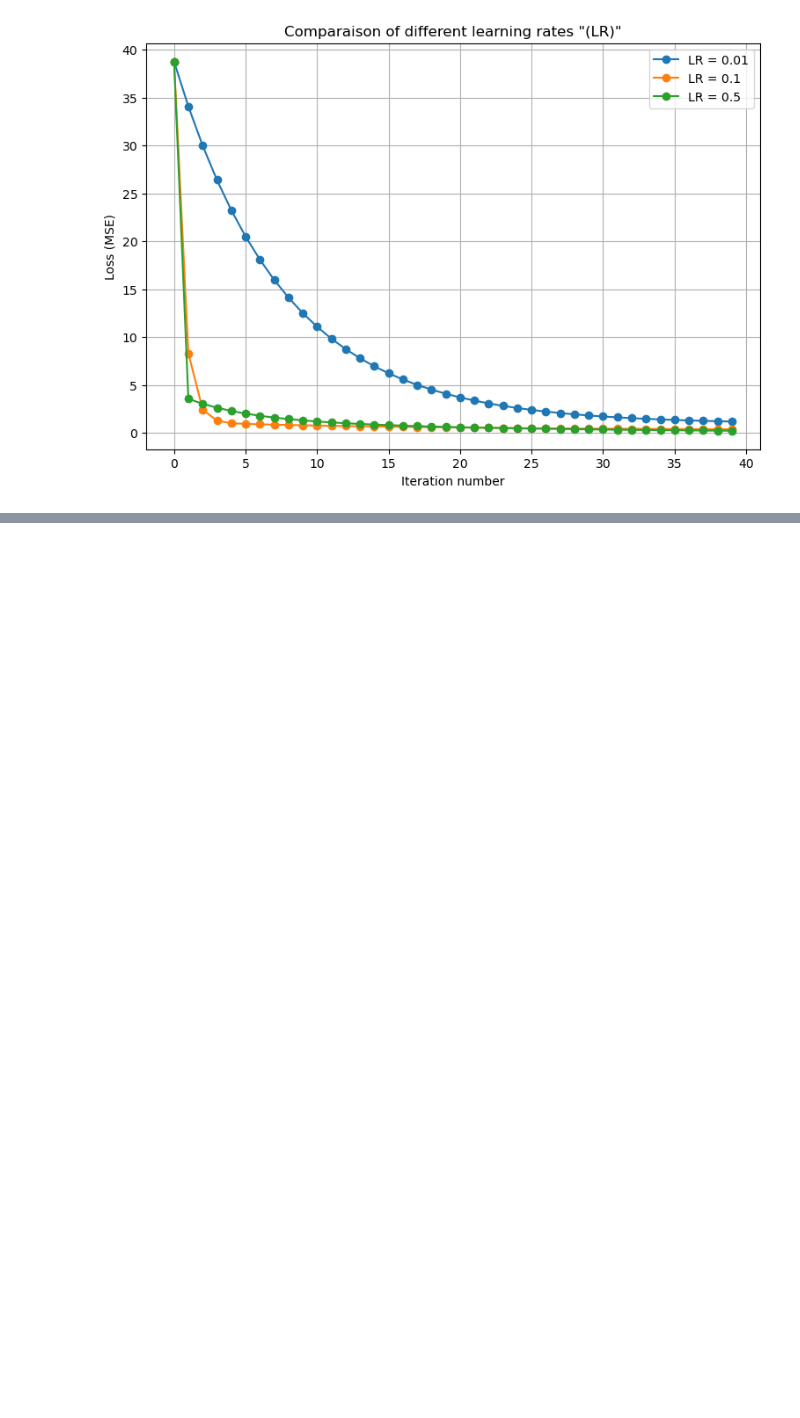
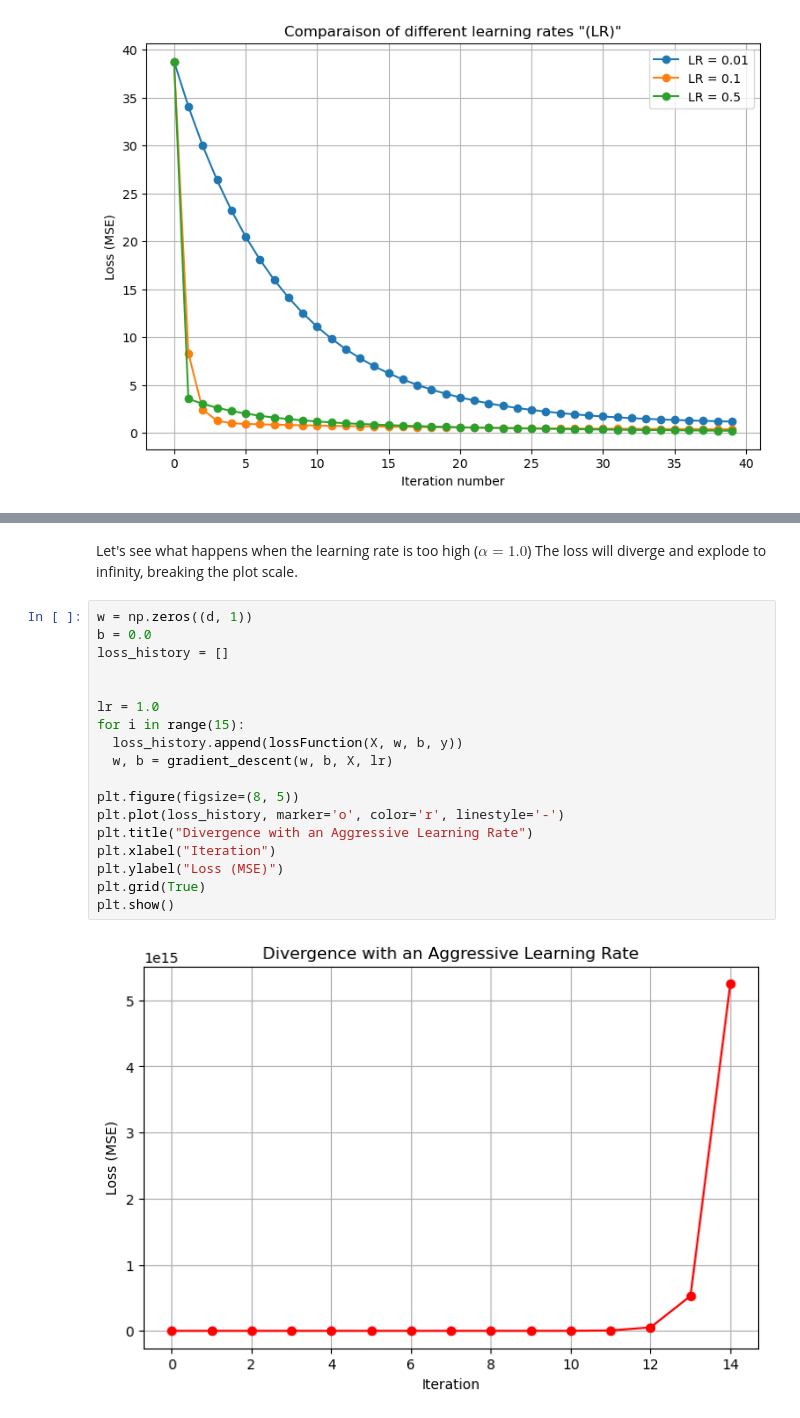
Before and after one commit to 24nas/Linear-Regression, a Jupyter notebook: linear_regression.ipynb, the cells around one changed output, grey strips where cells are left out. Drawn from its saved outputs; the diff is of its cells as text; blank space fills up the shorter version.

```diff
--- a/linear_regression.ipynb
+++ b/linear_regression.ipynb
@@ -97,0 +113,23 @@ plt.show()
+# %% [markdown]
+ Let's see what happens when the learning rate is too high ($\alpha = 1.0$)
+ The loss will diverge and explode to infinity, breaking the plot scale.
+# %%
+w = np.zeros((d, 1))
+b = 0.0
+loss_history = []
+
+
+lr = 1.0
+for i in range(15):
+  loss_history.append(lossFunction(X, w, b, y))
+  w, b = gradient_descent(w, b, X, lr)
+
+plt.figure(figsize=(8, 5))
+plt.plot(loss_history, marker='o', color='r', linestyle='-')
+plt.title("Divergence with an Aggressive Learning Rate")
+plt.xlabel("Iteration")
+plt.ylabel("Loss (MSE)")
+plt.grid(True)
+plt.show()
+# %% [output]
+[figure, added]
```
Also changed, not shown: parts of 10 cells of this notebook.
